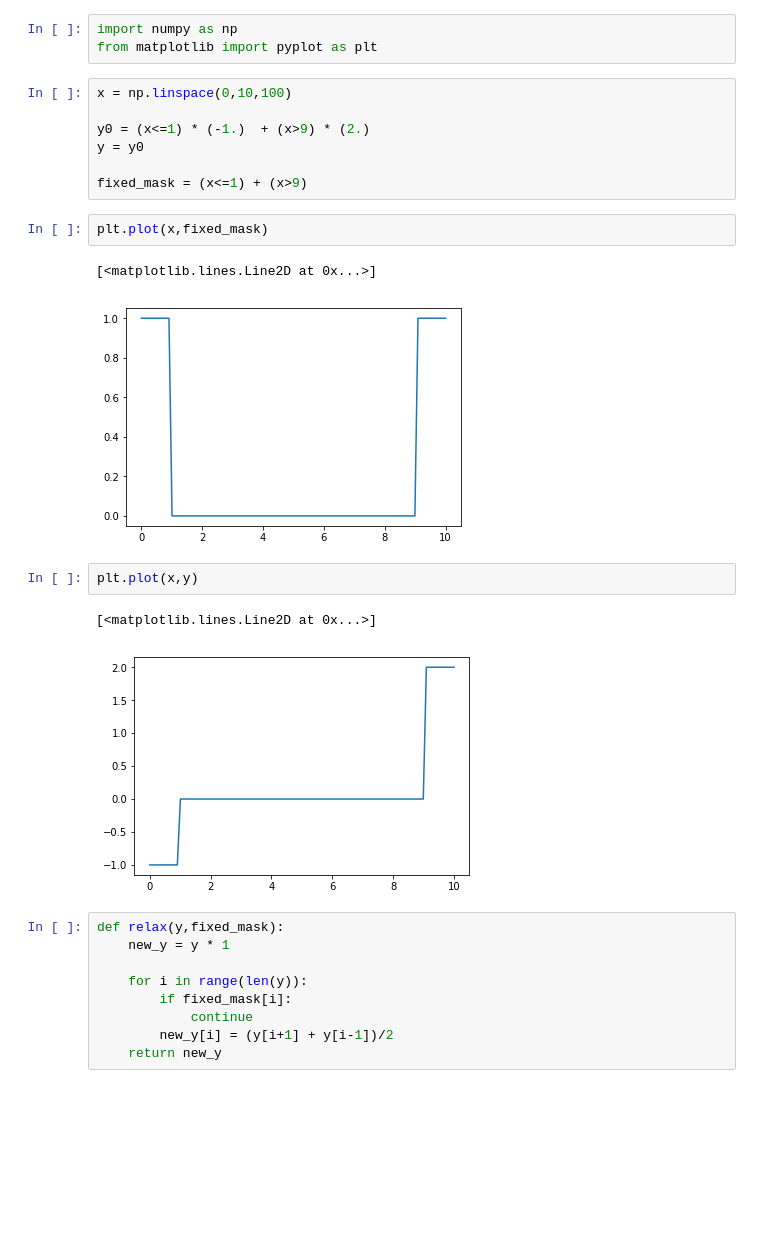
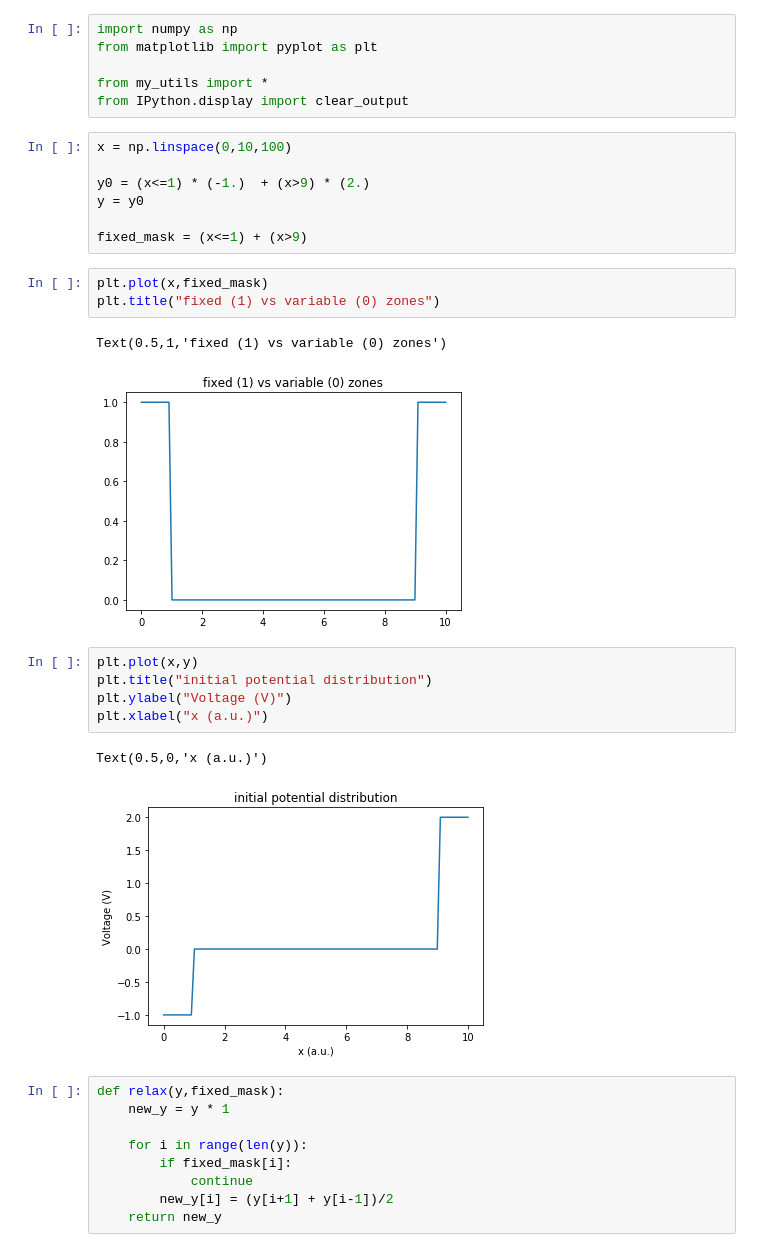
Before and after one commit to acidbourbon/lab_bench, a Jupyter notebook: workdir/jupyter/misc_mw/field_solver/poisson_1D.ipynb, the cells around one changed output. Saved outputs shown, nothing was run; the diff lists cells and outputs as text; blank space fills up the shorter version.

```diff
--- a/workdir/jupyter/misc_mw/field_solver/poisson_1D.ipynb
+++ b/workdir/jupyter/misc_mw/field_solver/poisson_1D.ipynb
@@ -1,6 +1,9 @@
 # %%
 import numpy as np
 from matplotlib import pyplot as plt
+
+from my_utils import *
+from IPython.display import clear_output
 # %%
 x = np.linspace(0,10,100)
 
@@ -10,14 +13,18 @@ y = y0
 fixed_mask = (x<=1) + (x>9)
 # %%
 plt.plot(x,fixed_mask)
+plt.title("fixed (1) vs variable (0) zones")
 # %% [output]
-[<matplotlib.lines.Line2D at 0x...>]
+Text(0.5,1,'fixed (1) vs variable (0) zones')
-[figure, old version]
+[figure, new version]
 # %%
 plt.plot(x,y)
+plt.title("initial potential distribution")
+plt.ylabel("Voltage (V)")
+plt.xlabel("x (a.u.)")
 # %% [output]
-[<matplotlib.lines.Line2D at 0x...>]
+Text(0.5,0,'x (a.u.)')
-[figure, old version]
+[figure, new version]
 # %%
 def relax(y,fixed_mask):
     new_y = y * 1
```
Also changed, not shown: parts of 4 cells of this notebook.
